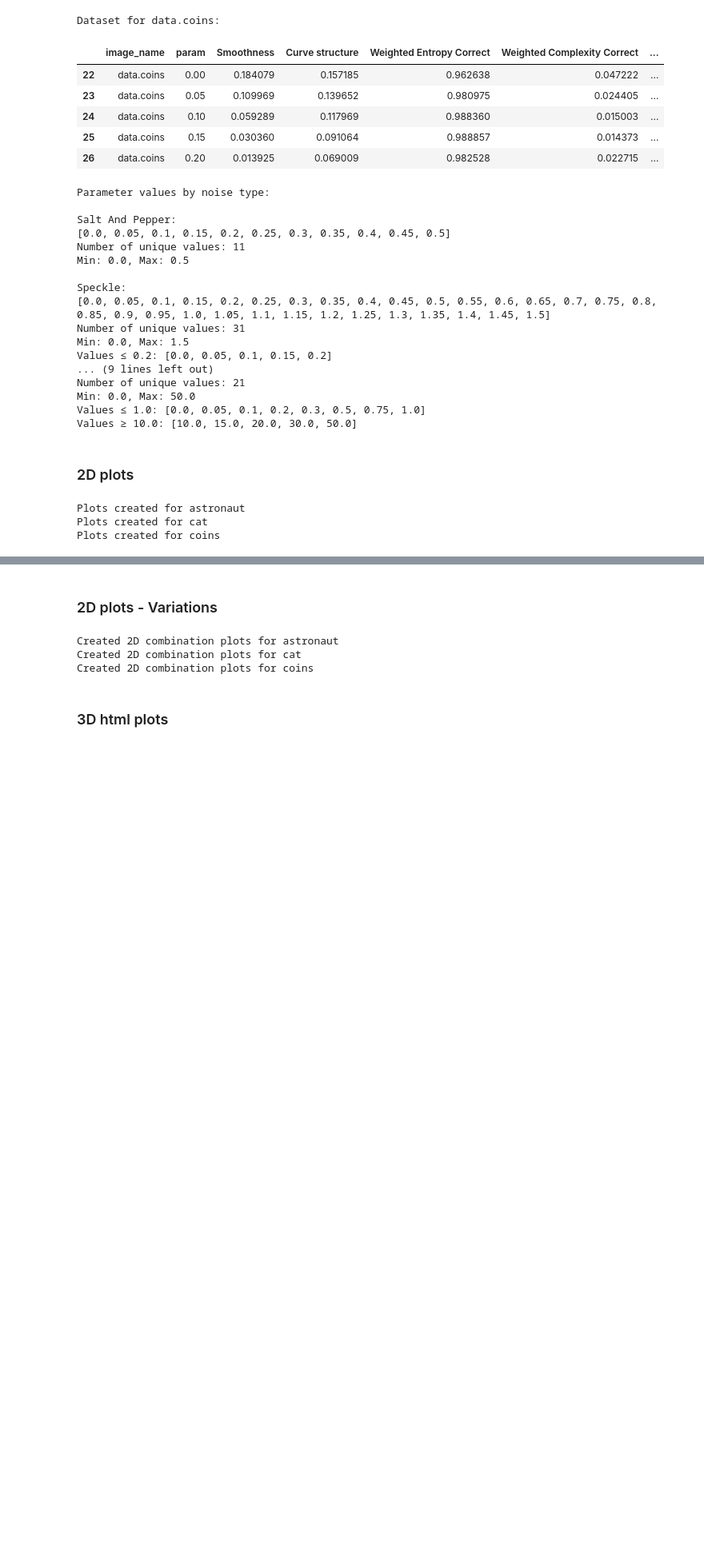
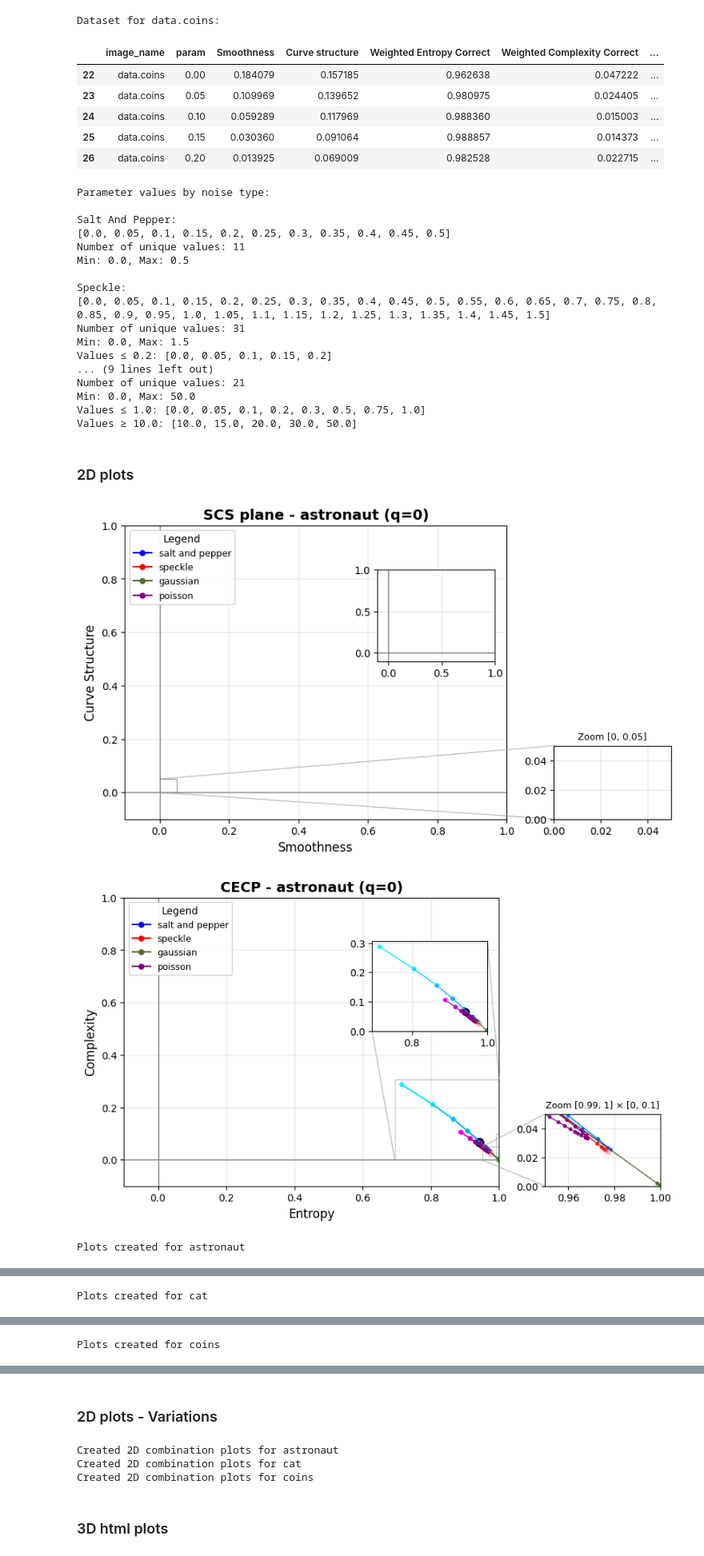
Before and after one commit to alvaroalbuquerque/SCS_plane_study, a Jupyter notebook: qualificacao_noises.ipynb, the cells around one changed output, grey strips where cells are left out. Shown at 80% size. Saved outputs shown, nothing was run; the diff lists cells and outputs as text; code cells hidden in the pictures; blank space fills up the shorter version.

```diff
--- a/qualificacao_noises.ipynb
+++ b/qualificacao_noises.ipynb
@@ -329,7 +329,8 @@ for image_name, df in image_dataframes.items():
     ax_main.legend(legend_handles, legend_labels, loc='upper left',
                   fontsize=9, framealpha=0.9, title='Legend', title_fontsize=10)
 
-    plt.savefig(f'results/qualificacao_noises/combined/{image_name}_scs_comparison.png', bbox_inches='tight', dpi=300)
+    # plt.savefig(f'results/qualificacao_noises/combined/{image_name}_scs_comparison.png', bbox_inches='tight', dpi=300)
+    plt.show
     plt.close(fig1)
 
     # Second plot - CECP (Entropy vs Complexity)
@@ -444,33 +445,34 @@ for image_name, df in image_dataframes.items():
         x_min, x_max = min(all_x), max(all_x)
         y_min, y_max = min(all_y), max(all_y)
 
         # Add padding
         padding = 0.02
 
         axins.set_xlim(max(0, x_min - padding), min(1.0, x_max + padding))
         axins.set_ylim(max(0, y_min - padding), min(1.0, y_max + padding))
 
         # Mark the zoom area with a lighter connection
         ax_main.indicate_inset_zoom(axins, edgecolor='gray', alpha=0.5, linewidth=0.8)
 
     # Add indicate_inset_zoom for the second inset (fixed range)
     # Create a rectangle patch in the main plot showing the zoom region
     rect = plt.Rectangle((0.99, 0), 0.01, 0.1,
                         fill=False, edgecolor='gray', linestyle='-', alpha=0.5, linewidth=0.8)
     ax_main.add_patch(rect)
 
     # Use indicate_inset_zoom to connect the rectangle to the external inset
     ax_main.indicate_inset_zoom(axins2, edgecolor='gray', alpha=0.5, linewidth=0.8)
 
     # Add legend to main plot
     ax_main.legend(legend_handles, legend_labels, loc='upper left',
                   fontsize=9, framealpha=0.9, title='Legend', title_fontsize=10)
 
     # plt.savefig(f'results/qualificacao_noises/combined/{image_name}_cecp_comparison.png', bbox_inches='tight', dpi=300)
+    plt.show()
     plt.close(fig2)
 
     print(f"Plots created for {image_name}")
 # %% [output]
+[figure, added]
+[figure, added]
 Plots created for astronaut
-Plots created for cat
-Plots created for coins
@@ -476,0 +481 @@ Plots created for coins
+Plots created for cat
@@ -476,0 +484 @@ Plots created for coins
+Plots created for coins
```
Also changed, not shown: parts of 2 cells of this notebook.
